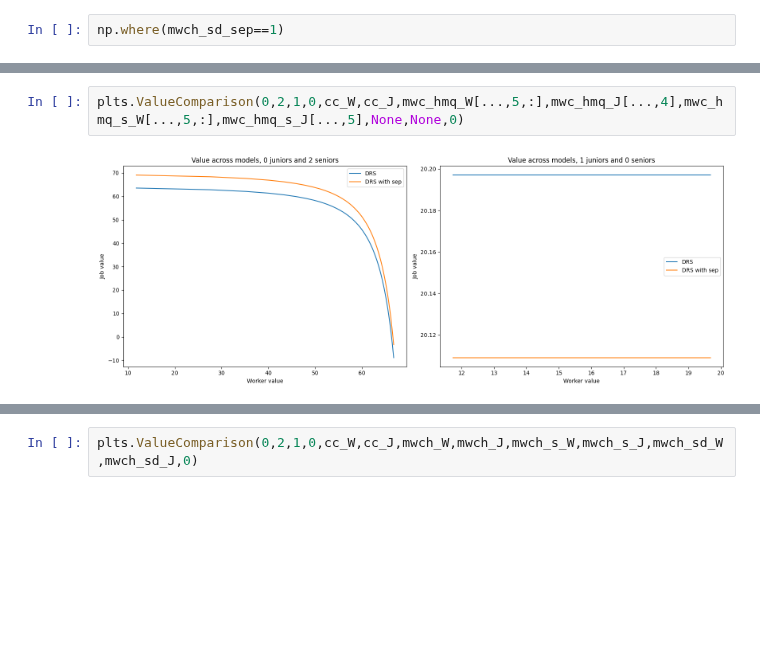
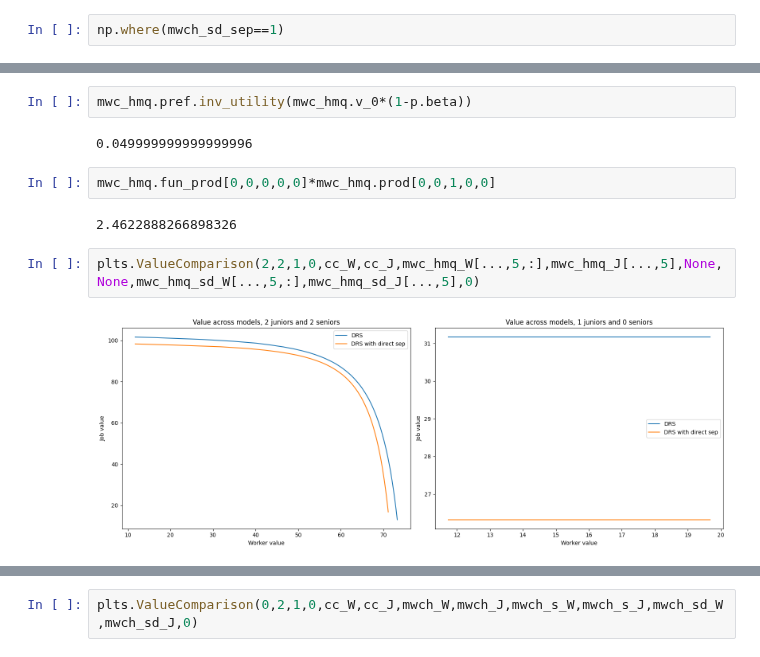
Before and after one commit to zalandru/Dynamic-Contracting-Multi-worker-Firm, a Jupyter notebook: Multiworker_wage_2steps/Initiating MWF.ipynb, the cells around one changed output, grey strips where cells are left out. Cells and saved outputs as stored; diff of their text form; blank space fills up the shorter version.

Commit message:
Separations HMQ correctiobs
Still not there tho
EVen at 0 seniors, separations version gives lower value than no sep even though separating is literally efficient

```diff
--- a/Multiworker_wage_2steps/Initiating MWF.ipynb
+++ b/Multiworker_wage_2steps/Initiating MWF.ipynb
@@ -173,4 +133,12 @@ np.where(mwch_sd_sep==1)
+# %%
+mwc_hmq.pref.inv_utility(mwc_hmq.v_0*(1-p.beta))
+# %% [output]
+0.049999999999999996
+# %%
+mwc_hmq.fun_prod[0,0,0,0,0]*mwc_hmq.prod[0,0,1,0,0]
+# %% [output]
+2.4622888266898326
 # %%
-plts.ValueComparison(0,2,1,0,cc_W,cc_J,mwc_hmq_W[...,5,:],mwc_hmq_J[...,4],mwc_hmq_s_W[...,5,:],mwc_hmq_s_J[...,5],None,None,0)
+plts.ValueComparison(2,2,1,0,cc_W,cc_J,mwc_hmq_W[...,5,:],mwc_hmq_J[...,5],None,None,mwc_hmq_sd_W[...,5,:],mwc_hmq_sd_J[...,5],0)
 # %% [output]
-[figure, old version]
+[figure, new version]
```
Also changed, not shown: parts of 11 cells of this notebook, 3 other files.
